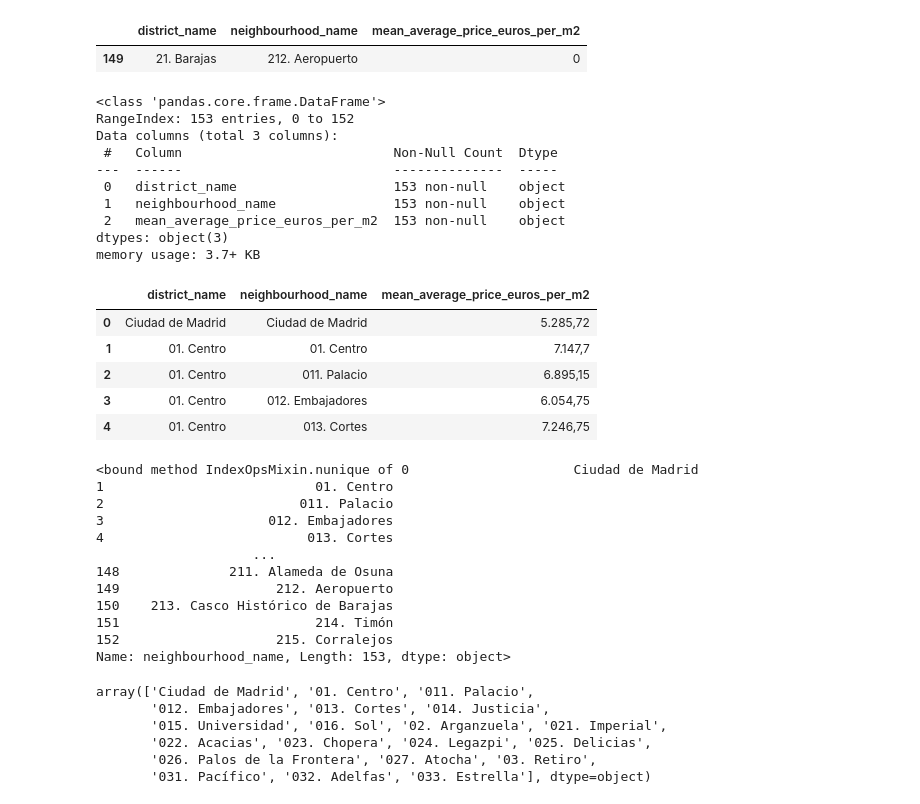
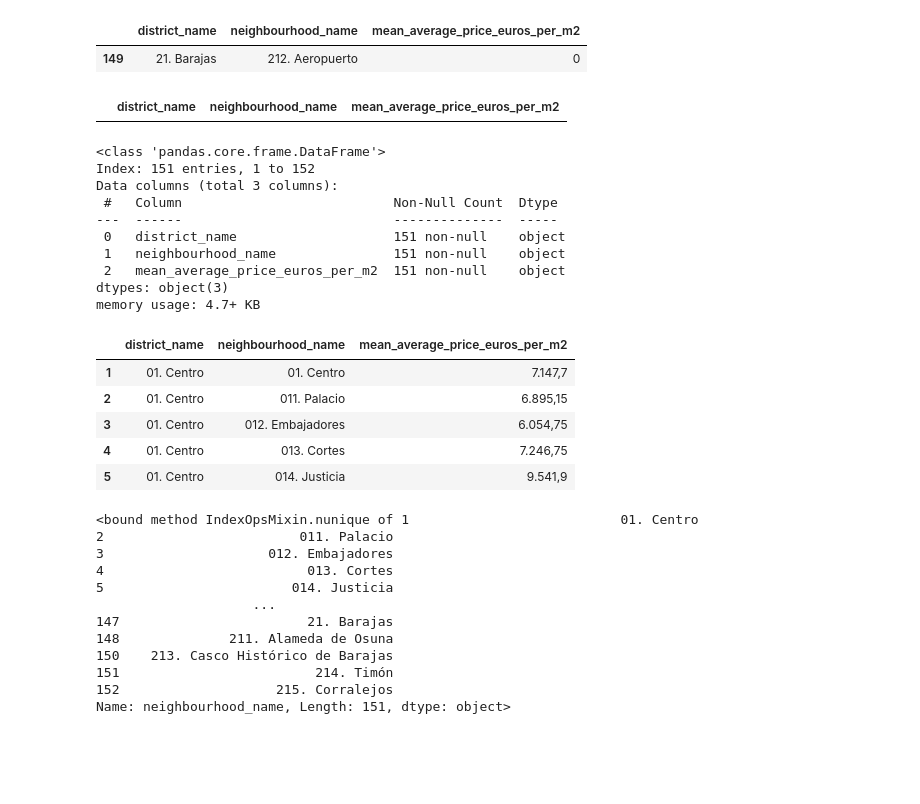
Before and after one commit to CharlieSm49/madrid-housing-ml, a Jupyter notebook: notebooks/02_cleaning_prices.ipynb, the cells around one changed output. Saved outputs shown, nothing was run; the diff lists cells and outputs as text; code cells hidden in the pictures; blank space fills up the shorter version.

```diff
--- a/notebooks/02_cleaning_prices.ipynb
+++ b/notebooks/02_cleaning_prices.ipynb
@@ -75,5 +75,5 @@ Index(['2025_Total:_Euros/m2', '2025.1_Nuevas:_Euros/m2',
       dtype='object')
 # %%
 # Create a new DF with select columns
-prices_clean_2025= prices_clean[["Unnamed: 0_:_","Unnamed: 1_:_",'2025_Total:_Euros/m2']]
+prices_clean_2025_unformatted= prices_clean[["Unnamed: 0_:_","Unnamed: 1_:_",'2025_Total:_Euros/m2']].copy()
 # %%
@@ -97,6 +97,6 @@ column_mapper = {'Unnamed: 0_:_': 'district_name',
                 'Unnamed: 1_:_': 'neighbourhood_name',
                 '2025_Total:_Euros/m2': 'mean_average_price_euros_per_m2',}
 
-prices_clean_2025=prices_clean_2025.rename(mapper=column_mapper, axis=1)
+av_prices_clean_2025=prices_clean_2025_unformatted.rename(mapper=column_mapper, axis=1)
 # %%
 # Display DF
@@ -134,6 +134,6 @@ prices_clean_2025[prices_clean_2025.isnull().any(axis=1)]
 | 156 | Observaciones: Tasa de cobertura:... | NaN | NaN |
 # %%
 # Display rows with mising values
-prices_clean_2025 = prices_clean_2025.drop([153,154,155,156])
+av_prices_clean_2025 = av_prices_clean_2025.drop([0,153,154,155,156])
 # %%
 # Display DF
@@ -181,56 +179,54 @@ prices_clean_2025[prices_clean_2025['mean_average_price_euros_per_m2']== '0']
 # %% [output]
 |  | district_name | neighbourhood_name | mean_average_price_euros_per_m2 |
 | 149 | 21. Barajas | 212. Aeropuerto | 0 |
+# %%
+# Dropping airport
+av_prices_clean_2025 = av_prices_clean_2025.loc[
+    av_prices_clean_2025["mean_average_price_euros_per_m2"] != '0'
+]
+# %%
+# Checking if there are any neighbourhoods with no value
+av_prices_clean_2025[av_prices_clean_2025['mean_average_price_euros_per_m2']== '0']
+# %% [output]
+|  | district_name | neighbourhood_name | mean_average_price_euros_per_m2 |
 # %%
 # Display info on the DF
-prices_clean_2025.info()
+av_prices_clean_2025.info()
 # %% [output]
 <class 'pandas.core.frame.DataFrame'>
-RangeIndex: 153 entries, 0 to 152
+Index: 151 entries, 1 to 152
 Data columns (total 3 columns):
  #   Column                           Non-Null Count  Dtype
 ---  ------                           --------------  -----
- 0   district_name                    153 non-null    object
- 1   neighbourhood_name               153 non-null    object
- 2   mean_average_price_euros_per_m2  153 non-null    object
+ 0   district_name                    151 non-null    object
+ 1   neighbourhood_name               151 non-null    object
+ 2   mean_average_price_euros_per_m2  151 non-null    object
 dtypes: object(3)
-memory usage: 3.7+ KB
+memory usage: 4.7+ KB
 # %%
 # Previwing the first 5 rows
 
-prices_clean_2025.head()
-
-# Note: the first row will be removed.
+av_prices_clean_2025.head()
 # %% [output]
 |  | district_name | neighbourhood_name | mean_average_price_euros_per_m2 |
-| 0 | Ciudad de Madrid | Ciudad de Madrid | 5.285,72 |
 | 1 | 01. Centro | 01. Centro | 7.147,7 |
 | 2 | 01. Centro | 011. Palacio | 6.895,15 |
 | 3 | 01. Centro | 012. Embajadores | 6.054,75 |
 | 4 | 01. Centro | 013. Cortes | 7.246,75 |
+| 5 | 01. Centro | 014. Justicia | 9.541,9 |
 # %%
-
-prices_clean_2025['neighbourhood_name'].nunique
+av_prices_clean_2025['neighbourhood_name'].nunique
 # %% [output]
-<bound method IndexOpsMixin.nunique of 0                     Ciudad de Madrid
-1                           01. Centro
+<bound method IndexOpsMixin.nunique of 1                           01. Centro
 2                         011. Palacio
 3                     012. Embajadores
 4                          013. Cortes
+5                        014. Justicia
                     ...
+147                        21. Barajas
 148              211. Alameda de Osuna
-149                    212. Aeropuerto
 150    213. Casco Histórico de Barajas
 151                         214. Timón
 152                    215. Corralejos
-Name: neighbourhood_name, Length: 153, dtype: object>
+Name: neighbourhood_name, Length: 151, dtype: object>
-# %%
-prices_clean_2025["neighbourhood_name"].unique()[:20]
-# %% [output]
-array(['Ciudad de Madrid', '01. Centro', '011. Palacio',
-       '012. Embajadores', '013. Cortes', '014. Justicia',
-       '015. Universidad', '016. Sol', '02. Arganzuela', '021. Imperial',
-       '022. Acacias', '023. Chopera', '024. Legazpi', '025. Delicias',
-       '026. Palos de la Frontera', '027. Atocha', '03. Retiro',
-       '031. Pacífico', '032. Adelfas', '033. Estrella'], dtype=object)
 # %%
```
Also changed, not shown: parts of 25 cells of this notebook, 5 other files.
